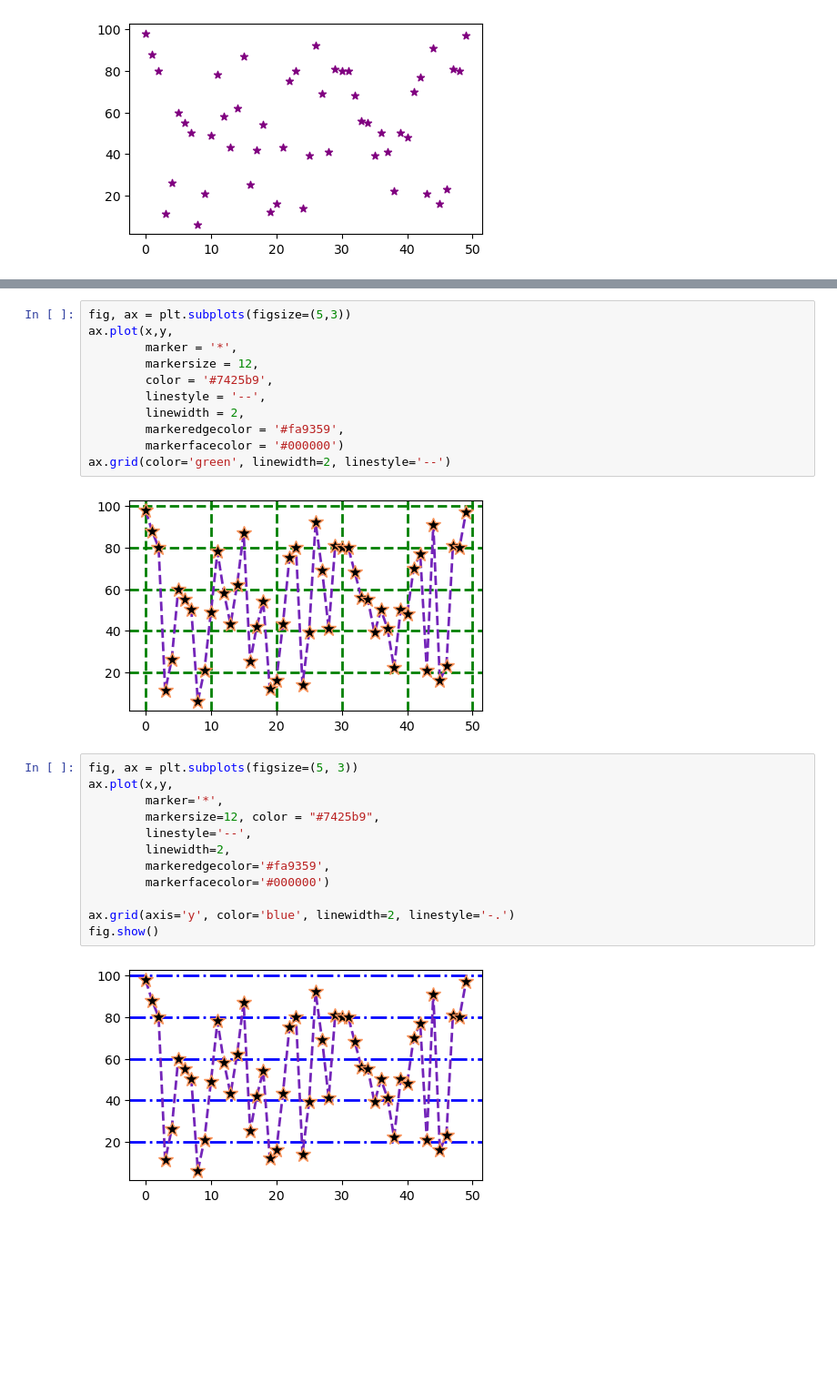
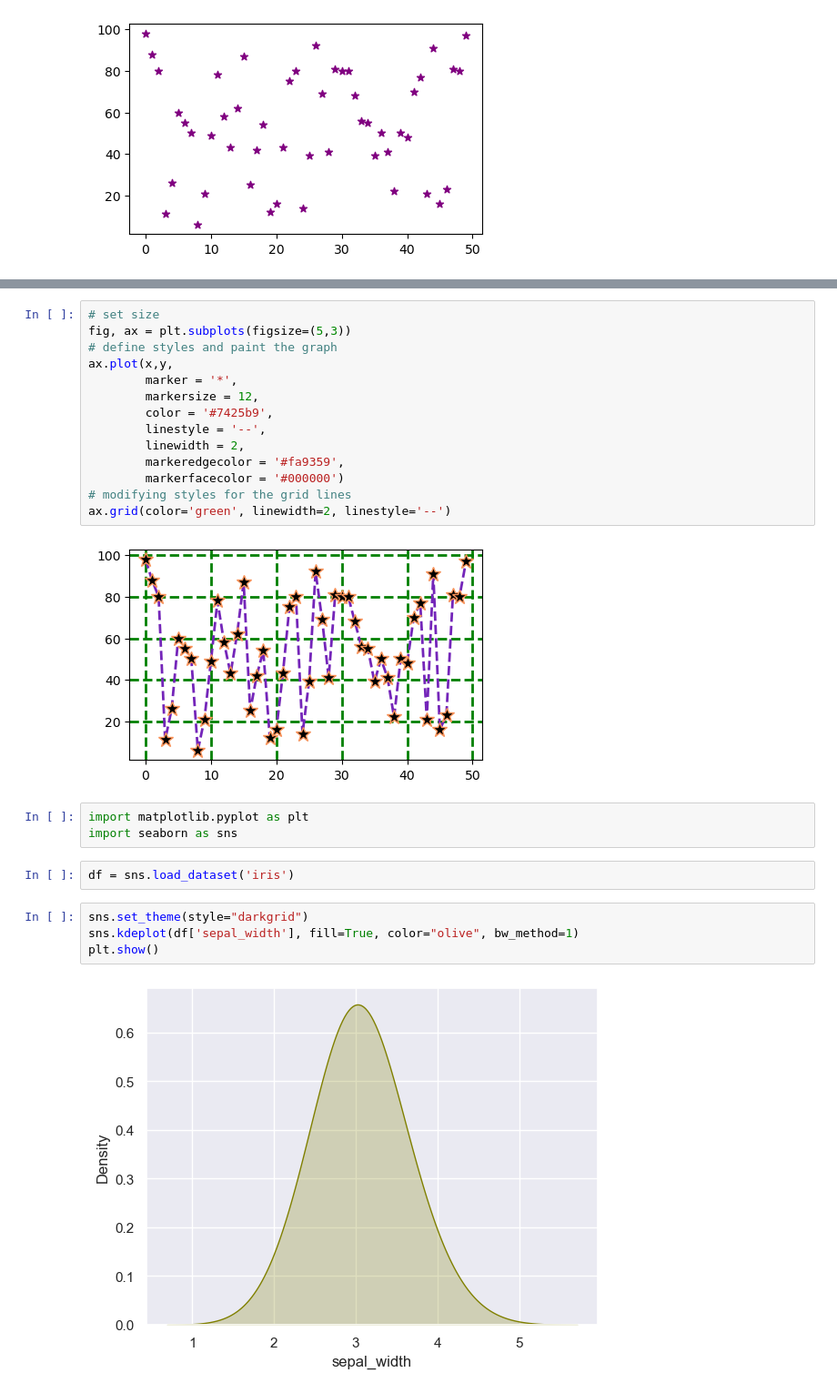
Before and after one commit to HaroonAzhar/visualization, a Jupyter notebook: 02_activities/assignments/participation/my_notebooke.ipynb, the cells around one changed output, grey strips where cells are left out. Shown at 91% size. Saved outputs shown, nothing was run; the diff lists cells and outputs as text; blank space fills up the shorter version.

```diff
--- a/02_activities/assignments/participation/my_notebooke.ipynb
+++ b/02_activities/assignments/participation/my_notebooke.ipynb
@@ -58,7 +60,9 @@ ax.scatter(x,y, marker="*", color='purple', linewidths=2, linestyle='--')
 <matplotlib.collections.PathCollection at 0x...>
 [figure]
 # %%
+# set size
 fig, ax = plt.subplots(figsize=(5,3))
+# define styles and paint the graph
 ax.plot(x,y,
         marker = '*',
         markersize = 12,
@@ -67,20 +71,18 @@ ax.plot(x,y,
         linewidth = 2,
         markeredgecolor = '#fa9359',
         markerfacecolor = '#000000')
+# modifying styles for the grid lines
 ax.grid(color='green', linewidth=2, linestyle='--')
 # %% [output]
 [figure]
-# %%
-fig, ax = plt.subplots(figsize=(5, 3))
-ax.plot(x,y,
-        marker='*',
-        markersize=12, color = "#7425b9",
-        linestyle='--',
-        linewidth=2,
-        markeredgecolor='#fa9359',
-        markerfacecolor='#000000')
-
-ax.grid(axis='y', color='blue', linewidth=2, linestyle='-.')
-fig.show()
-# %% [output]
-[figure, removed]
+# %%
+import matplotlib.pyplot as plt
+import seaborn as sns
+# %%
+df = sns.load_dataset('iris')
+# %%
+sns.set_theme(style="darkgrid")
+sns.kdeplot(df['sepal_width'], fill=True, color="olive", bw_method=1)
+plt.show()
+# %% [output]
+[figure, added]
```
Also changed, not shown: parts of 3 cells of this notebook.
